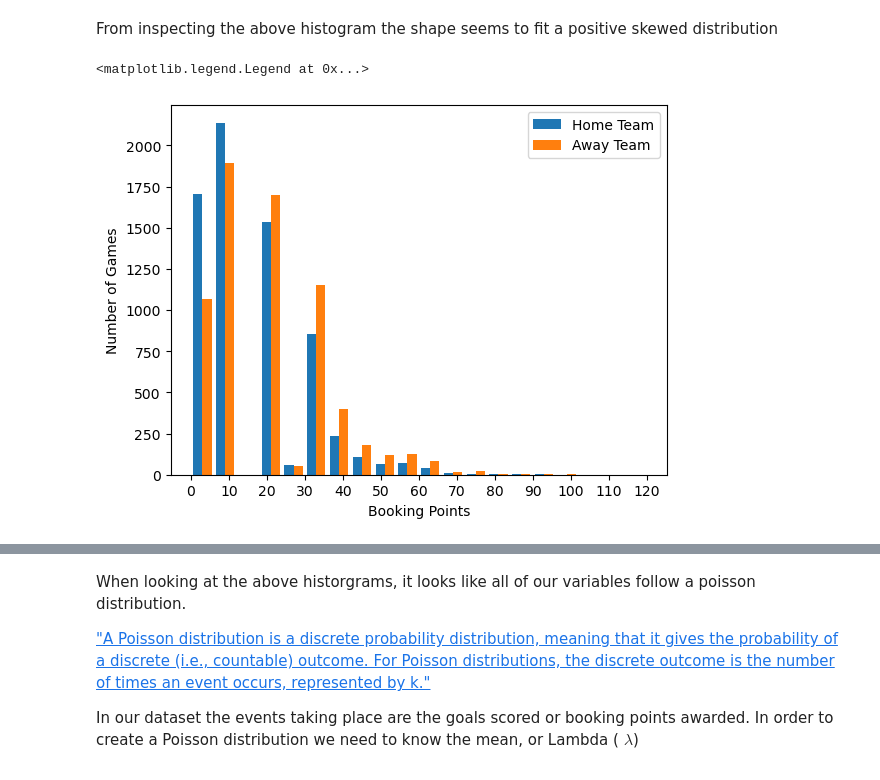
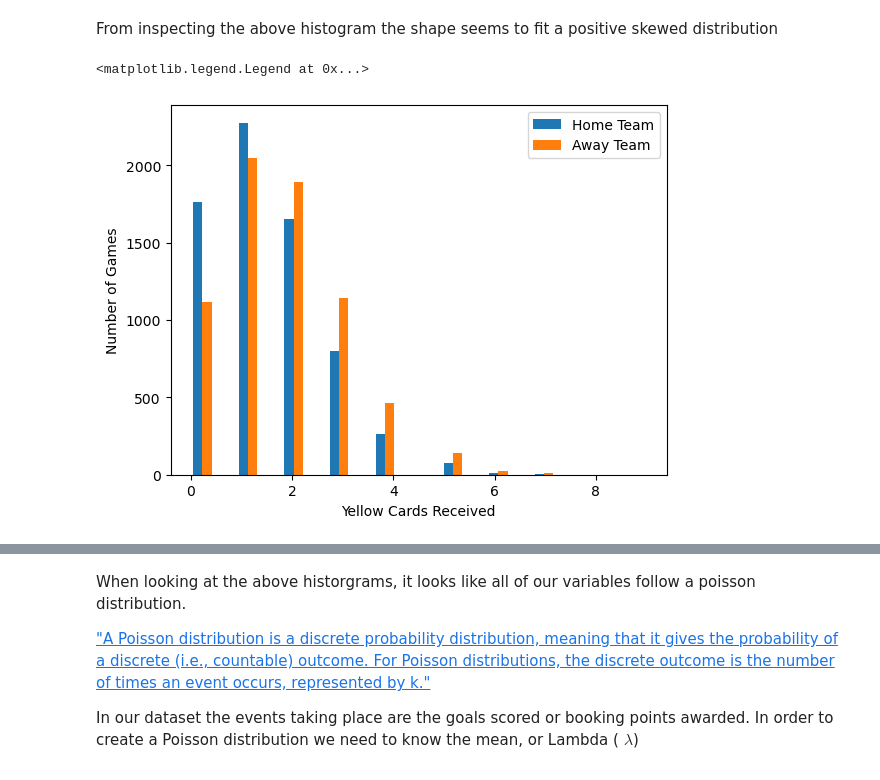
Before and after one commit to Kevin002023/PFDA-Assignment, a Jupyter notebook: PFDA -Assignment.ipynb, the cells around one changed output, grey strips where cells are left out. Cells and saved outputs as stored; diff of their text form; code cells hidden in the pictures.

```diff
--- a/PFDA -Assignment.ipynb
+++ b/PFDA -Assignment.ipynb
@@ -44,7 +45,7 @@ This dataset contains 45 different variables. For the purpose of this project I
 
 I will create a new dataset with just these variables.
 # %%
-prem_df = footballdf[['Date', 'HomeTeam', 'AwayTeam', 'FTHG', 'FTAG', 'HBP', 'ABP']]
+prem_df = footballdf[['Date', 'HomeTeam', 'AwayTeam', 'FTHG', 'FTAG', 'HY', 'AY', 'HR', 'AR']]
 prem_df.info()
 prem_df.head()
 # %% [output]
@@ -115,8 +130,11 @@ print(average_away_bp)
 home_goals = prem_df['FTHG']
 away_goals = prem_df['FTAG']
 
-home_bp = prem_df['HBP']
-away_bp = prem_df['ABP']
+home_y = prem_df['HY']
+away_y = prem_df['AY']
+
+home_r = prem_df['HR']
+away_r = prem_df['AR']
 # %%
 #Create a histogram showing the distribution of goals scored both home and away
 
@@ -131,13 +149,13 @@ plt.legend()
 # %% [markdown]
 From inspecting the above histogram the shape seems to fit a positive skewed distribution
 # %%
-#Create a histogram showing the distribution of booking points both home and away
+#Create a histogram showing the distribution of yellow cards received both home and away
 
-plt.hist([home_bp, away_bp], 20, label = ['Home Team', 'Away Team'])
-plt.xticks(range(min(home_bp), max(away_bp)+1, 10))
+plt.hist([home_y, away_y], 20, label = ['Home Team', 'Away Team'])
+
 plt.ylabel("Number of Games")
-plt.xlabel("Booking Points")
+plt.xlabel("Yellow Cards Received")
 plt.legend()
 # %% [output]
 <matplotlib.legend.Legend at 0x...>
-[figure, old version]
+[figure, new version]
```
Also changed, not shown: parts of 26 cells of this notebook.
